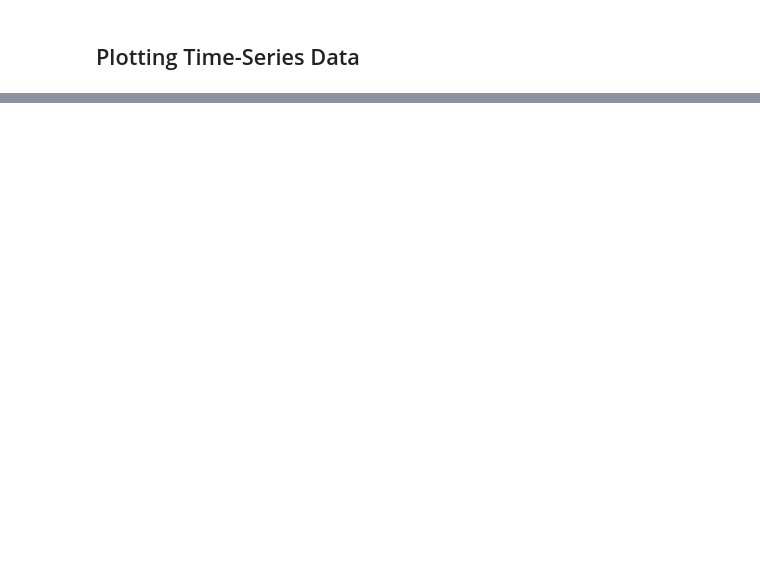
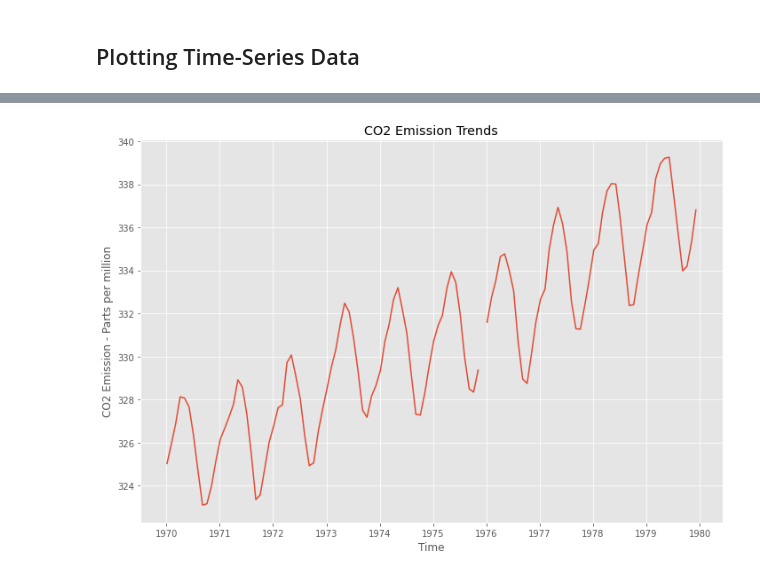
Before and after one commit to manoj7pal/Google-Colab-Notebooks, a Jupyter notebook: DataVisualizationWithMatplotlib.ipynb, the cells around one changed output, grey strips where cells are left out. Saved outputs shown, nothing was run; the diff lists cells and outputs as text; code cells hidden in the pictures; blank space fills up the shorter version.

```diff
--- a/DataVisualizationWithMatplotlib.ipynb
+++ b/DataVisualizationWithMatplotlib.ipynb
@@ -134,0 +168,17 @@ plt.show()
+# %%
+# Zoom into specific time-frame
+
+fig, ax = plt.subplots(figsize=(10,7))
+
+seventies = climate_changes["1970-01-01": "1979-12-31"]
+ax.plot(seventies.index, seventies.co2)
+
+ax.set_xlabel('Time')
+ax.set_ylabel('CO2 Emission - Parts per million')
+ax.set_title('CO2 Emission Trends')
+
+plt.grid(True)
+plt.tight_layout()
+plt.show()
+# %% [output]
+[figure, added]
```
Also changed, not shown: parts of 5 cells of this notebook.
